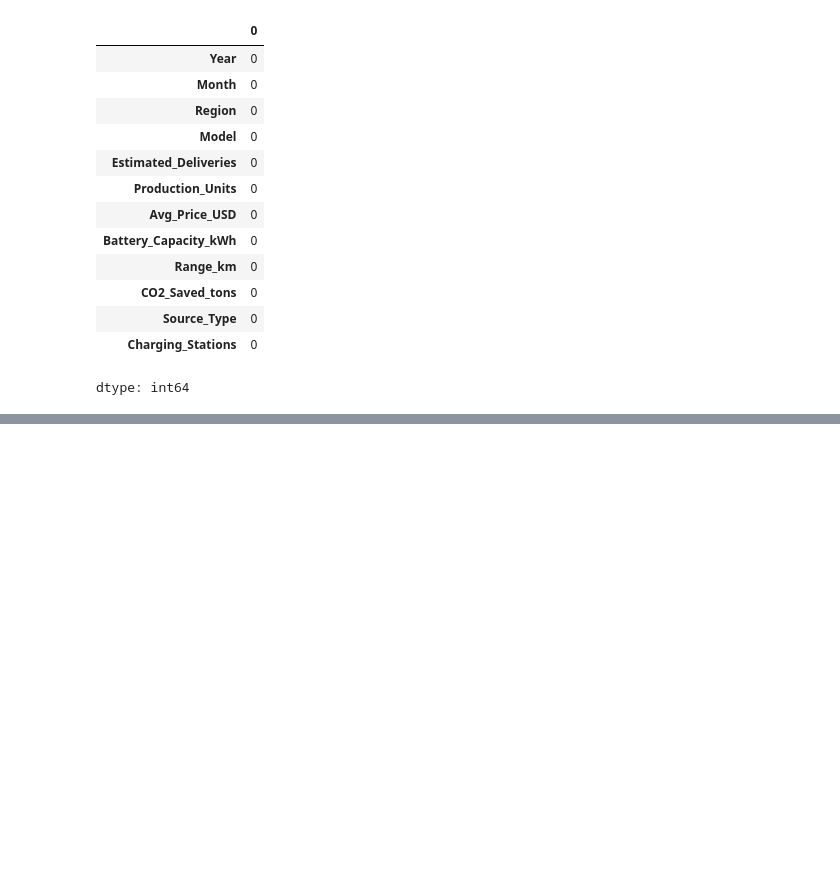
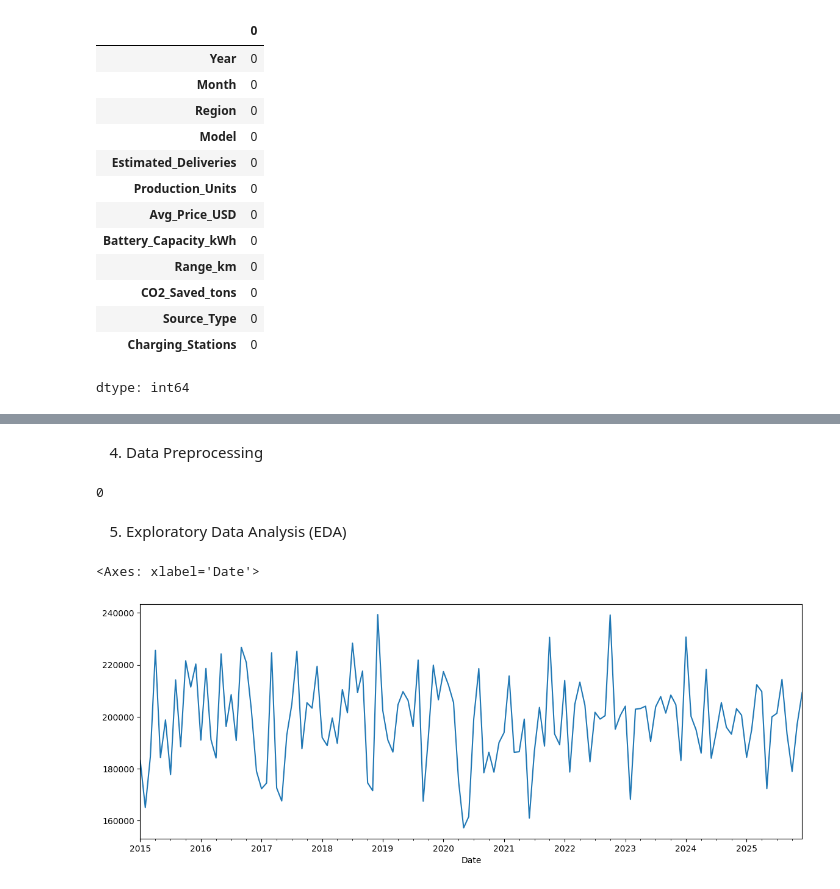
Before and after one commit to kundankumar09-v/weekly_assignments_CEI, a Jupyter notebook: week2_kundan_kumar_vennaboina.ipynb, the cells around one changed output, grey strips where cells are left out. Cells and saved outputs as stored; diff of their text form; code cells hidden in the pictures; blank space fills up the shorter version.

```diff
--- a/week2_kundan_kumar_vennaboina.ipynb
+++ b/week2_kundan_kumar_vennaboina.ipynb
@@ -142,7 +84,0 @@ for col in ['Region','Model','Source_Type']:
-# %%
-df=df.drop('Range_km',axis=1)
-# %%
-df['Date']=pd.to_datetime(
-    df['Year'].astype(str)+'-'+
-    df['Month'].astype(str)+'-01'
-)
@@ -445,0 +85,19 @@ Overall, the pipeline successfully transformed raw data into useful insights, ac
+# %% [markdown]
+4. Data Preprocessing
+# %%
+print(df.duplicated().sum())
+# %% [output]
+0
+# %%
+df = df.drop_duplicates()
+# %%
+df['Date'] = pd.to_datetime(df['Year'].astype(str) + '-' +df['Month'].astype(str) + '-01')
+df = df.sort_values('Date')
+# %% [markdown]
+5. Exploratory Data Analysis (EDA)
+# %%
+monthly_sales = df.groupby('Date')['Estimated_Deliveries'].sum()
+monthly_sales.plot(figsize=(14,5))
+# %% [output]
+<Axes: xlabel='Date'>
+[figure, added]
```
Also changed, not shown: parts of 59 cells of this notebook.
